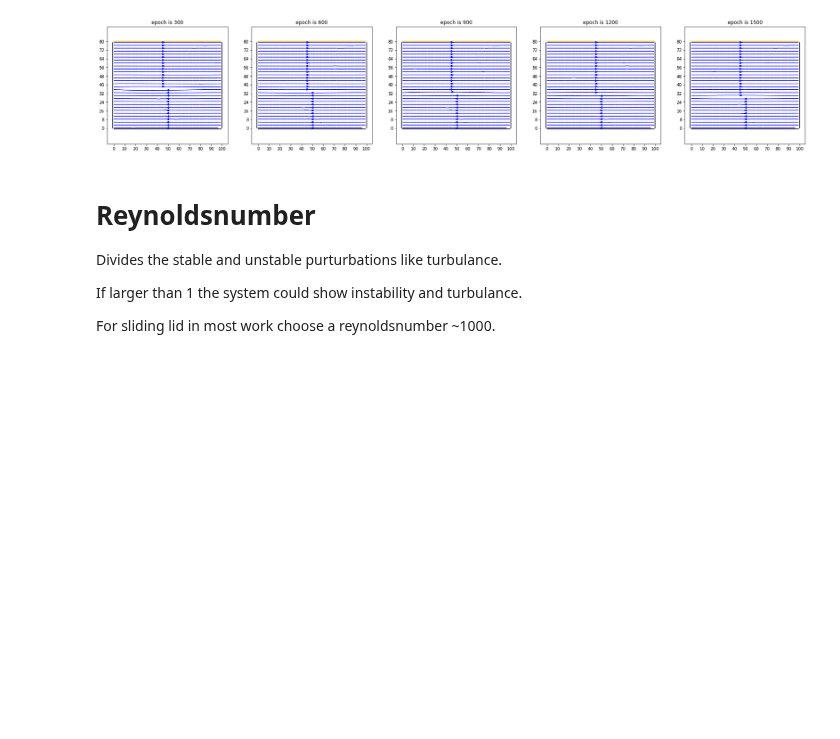
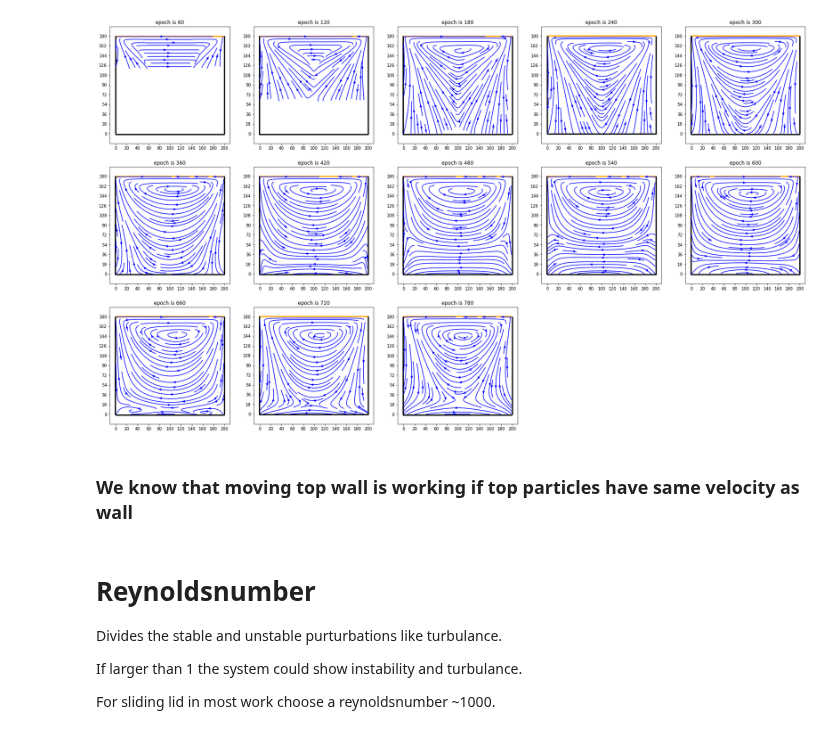
Before and after one commit to jonas27/pylbm, a Jupyter notebook: milestones/m4/m4.ipynb, the cells around one changed output. Cells and saved outputs as stored; diff of their text form; code cells hidden in the pictures; blank space fills up the shorter version.

Commit message:
sliding wall make simple solution simple

```diff
--- a/milestones/m4/m4.ipynb
+++ b/milestones/m4/m4.ipynb
@@ -22,8 +22,9 @@ X, Y = np.meshgrid(x, y)
 fig = plt.figure(figsize=(30,30))
 plt.axis('off')
 
-epochs = 1501
-i_dim, j_dim = 100, 80
+epochs = 801
+i_dim, j_dim = 200, 180
+print_epoch = 60
 
 
 i = 1
@@ -34,40 +35,43 @@ r_ij = lbm.rho_init(i_dim=i_dim, j_dim=j_dim, r_mean=1.0, eps=0.)
 u_aij = lbm.local_avg_velocity_init(i_dim=i_dim, j_dim=j_dim, u_mean=0.0, eps=0.)
 f_cij = lbm.f_eq(u_aij=u_aij, r_ij=r_ij)
 
 axes = []
 for t in range(epochs):
     f_cij_old = f_cij.copy()
     f_cij = lbm.stream(f_cij=f_cij)
     if top_wall: f_cij = lbm.apply_top_wall(f_cij=f_cij, f_cij_old=f_cij_old)
     if bottom_wall: f_cij = lbm.apply_bottom_wall(f_cij=f_cij, f_cij_old=f_cij_old)
     if left_wall: f_cij = lbm.apply_left_wall(f_cij=f_cij, f_cij_old=f_cij_old)
     if right_wall: f_cij = lbm.apply_right_wall(f_cij=f_cij, f_cij_old=f_cij_old)
     f_cij = lbm.apply_sliding_top_wall(f_cij=f_cij, f_cij_old=f_cij_old, velocity=0.1)
     f_cij, u_aij = lbm.collision(f_cij=f_cij, omega=omega)
 
-    if t%300 == 299:
+
+    if t%print_epoch == print_epoch-1:
         ax = plt.subplot(5,5,i)
         ax.margins(.05)
-        if top_wall: ax.plot(np.arange(i_dim), np.zeros((i_dim))+j_dim, color='black')
-        if top_moving_lid: ax.plot(np.arange(i_dim), np.zeros((i_dim))+j_dim, color='orange')
-        if bottom_wall: ax.plot(np.arange(i_dim), np.zeros((i_dim))-1, color='black')
-        if left_wall: ax.plot(np.zeros(j_dim)-1, np.arange((j_dim)), color='black')
-        if right_wall: ax.plot(np.zeros(j_dim)+i_dim, np.arange((j_dim)), color='black')
+        if top_wall: ax.plot(np.arange(i_dim), np.zeros((i_dim))+j_dim, color='black', linewidth=3.0)
+        if top_moving_lid: ax.plot(np.arange(i_dim), np.zeros((i_dim))+j_dim, color='orange', linewidth=3.0)
+        if bottom_wall: ax.plot(np.arange(i_dim), np.zeros((i_dim))-1, color='black', linewidth=3.0)
+        if left_wall: ax.plot(np.zeros(j_dim)-1, np.arange((j_dim)), color='black', linewidth=3.0)
+        if right_wall: ax.plot(np.zeros(j_dim)+i_dim, np.arange((j_dim)), color='black', linewidth=3.0)
         ax.set_xticks(np.arange(0, i_dim+1, i_dim/10))
         ax.set_yticks(np.arange(0, j_dim+1, j_dim/10))
         # ax.grid(True)
         ax.axis("equal")
         # streamplot is really slow at big grids
         ax.streamplot(np.arange(i_dim), np.arange(j_dim), u_aij[0,:,:].T, u_aij[1,:,:].T, color='blue')
         ax.set_title("epoch is {}".format(t+1))
         i+=1
         fig.add_axes(ax)
 
 # fig.savefig('demo.png', bbox_inches='tight')
 fig.show()
 # plt.close()
 # %% [output]
-[figure, old version]
+[figure, new version]
+# %% [markdown]
+### We know that moving top wall is working if top particles have same velocity as wall
 # %% [markdown]
 # Reynoldsnumber
 Divides the stable and unstable purturbations like turbulance.
```
Also changed, not shown: 2 other files.
